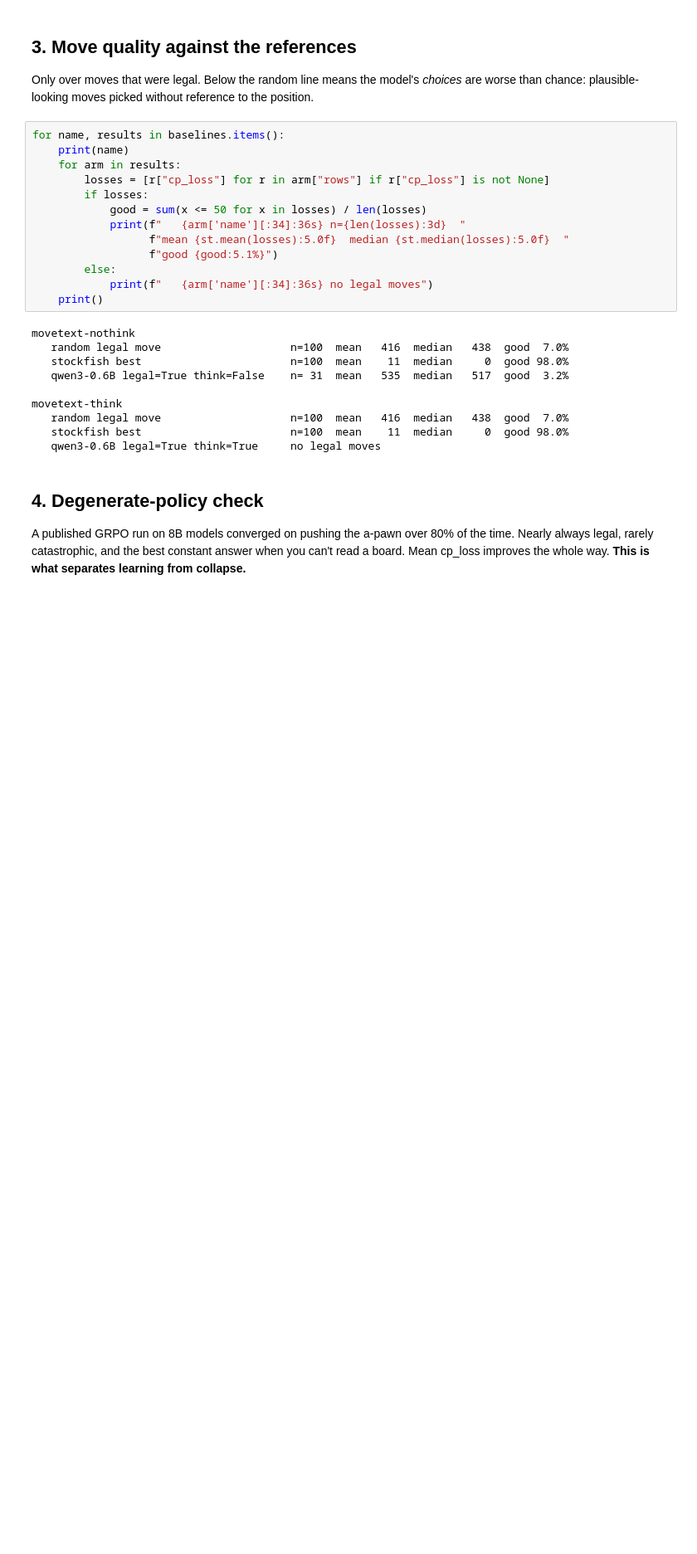
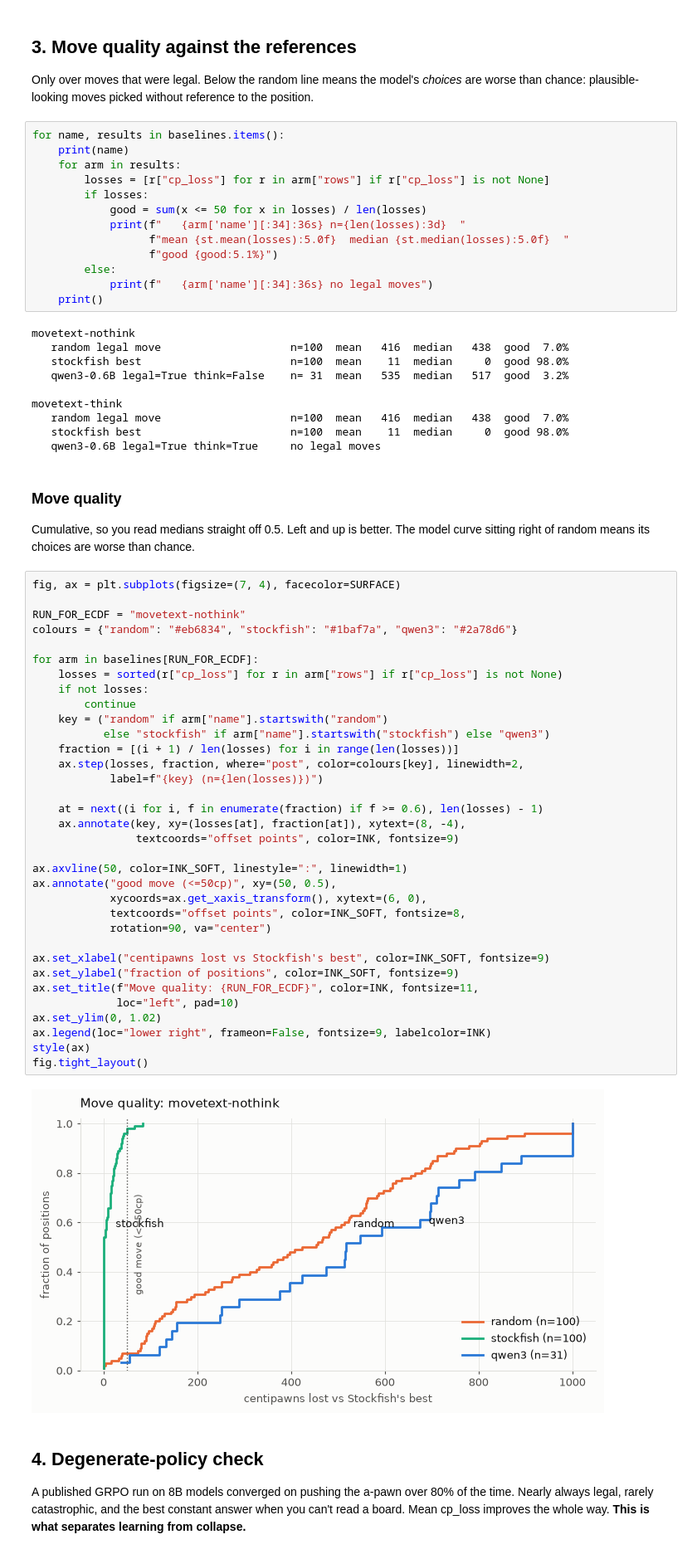
Before and after one commit to AmirBraham/chessllm, a Jupyter notebook: probe.ipynb, the cells around one changed output. Shown at 83% size. Drawn from its saved outputs; the diff is of its cells as text; blank space fills up the shorter version.

```diff
--- a/probe.ipynb
+++ b/probe.ipynb
@@ -236,6 +418,47 @@ movetext-think
    random legal move                    n=100  mean   416  median   438  good  7.0%
    stockfish best                       n=100  mean    11  median     0  good 98.0%
    qwen3-0.6B legal=True think=True     no legal moves
+# %% [markdown]
+### Move quality
+
+Cumulative, so you read medians straight off 0.5. Left and up is better. The
+model curve sitting right of random means its choices are worse than chance.
+# %%
+fig, ax = plt.subplots(figsize=(7, 4), facecolor=SURFACE)
+
+RUN_FOR_ECDF = "movetext-nothink"
+colours = {"random": "#eb6834", "stockfish": "#1baf7a", "qwen3": "#2a78d6"}
+
+for arm in baselines[RUN_FOR_ECDF]:
+    losses = sorted(r["cp_loss"] for r in arm["rows"] if r["cp_loss"] is not None)
+    if not losses:
+        continue
+    key = ("random" if arm["name"].startswith("random")
+           else "stockfish" if arm["name"].startswith("stockfish") else "qwen3")
+    fraction = [(i + 1) / len(losses) for i in range(len(losses))]
+    ax.step(losses, fraction, where="post", color=colours[key], linewidth=2,
+            label=f"{key} (n={len(losses)})")
+
+    at = next((i for i, f in enumerate(fraction) if f >= 0.6), len(losses) - 1)
+    ax.annotate(key, xy=(losses[at], fraction[at]), xytext=(8, -4),
+                textcoords="offset points", color=INK, fontsize=9)
+
+ax.axvline(50, color=INK_SOFT, linestyle=":", linewidth=1)
+ax.annotate("good move (<=50cp)", xy=(50, 0.5),
+            xycoords=ax.get_xaxis_transform(), xytext=(6, 0),
+            textcoords="offset points", color=INK_SOFT, fontsize=8,
+            rotation=90, va="center")
+
+ax.set_xlabel("centipawns lost vs Stockfish's best", color=INK_SOFT, fontsize=9)
+ax.set_ylabel("fraction of positions", color=INK_SOFT, fontsize=9)
+ax.set_title(f"Move quality: {RUN_FOR_ECDF}", color=INK, fontsize=11,
+             loc="left", pad=10)
+ax.set_ylim(0, 1.02)
+ax.legend(loc="lower right", frameon=False, fontsize=9, labelcolor=INK)
+style(ax)
+fig.tight_layout()
+# %% [output]
+[figure, added]
 # %% [markdown]
 ## 4. Degenerate-policy check
 
```
Also changed, not shown: parts of 13 cells of this notebook, 2 other files.
